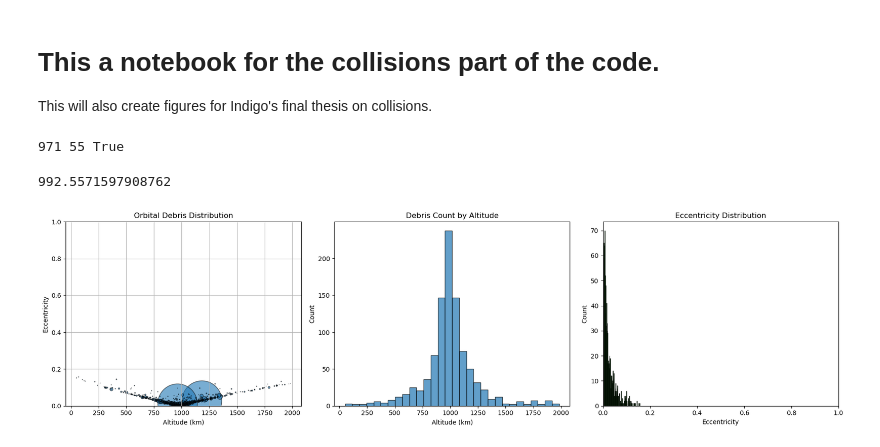
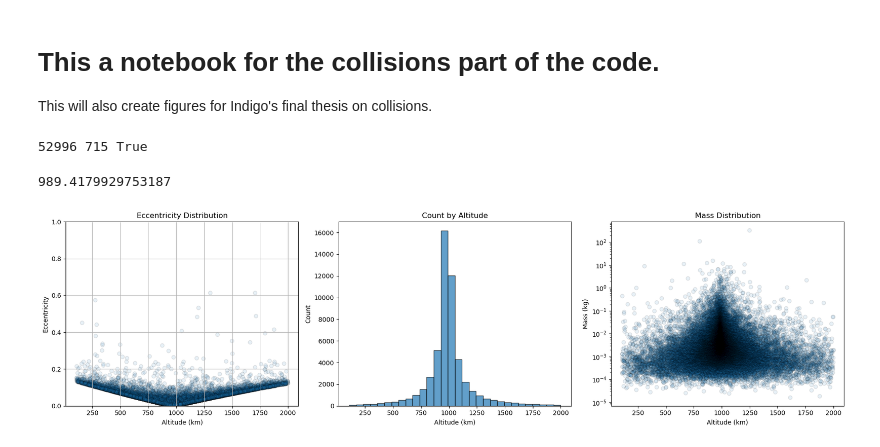
Before and after one commit to isabellavesely/pyssem, a Jupyter notebook: pyssem/utils/notebooks/Collisions.ipynb, the cells around one changed output. Drawn from its saved outputs; the diff is of its cells as text; code cells hidden in the pictures.

```diff
--- a/pyssem/utils/notebooks/Collisions.ipynb
+++ b/pyssem/utils/notebooks/Collisions.ipynb
@@ -82,13 +82,13 @@ p1_in[1], p2_in[1] = r1, r2
 # p1_in[2], p1_in[3], p1_in[4] = x, y, z
 # p2_in[2], p2_in[3], p2_in[4] = x, y, z
 
-LB = 0.1
+LB = 0.01 # Lower boundary cut off for fragment size
 
-debris1, debris2, isCatastrophic = frag_col_SBM_vec_lc2(0, p1_in, p2_in, param, LB)
+debris1, debris2, isCatastrophic = frag_col_SBM_vec_lc2(0, p1_in, p2_in, param, LB, minimum_altitude=100+6378)
 # %%
 print(len(debris1), len(debris2), isCatastrophic)
 # %% [output]
-971 55 True
+52996 715 True
 # %%
 frag_a = []
 frag_e = []
@@ -106,36 +106,39 @@ for debris in debris1:
 # %%
 np.mean(frag_a)
 # %% [output]
-992.5571597908762
+989.4179929753187
 # %%
 import matplotlib.pyplot as plt
 import numpy as np
 
 # Create figure with subplots
 fig, axes = plt.subplots(1, 3, figsize=(18, 5))
 
 # Scatter plot: Semi-major axis vs Eccentricity, size represents mass
-axes[0].scatter(frag_a, frag_e, s=np.array(frag_mass) * 10, alpha=0.6, edgecolors="k")
+axes[0].scatter(frag_a, frag_e, alpha=0.1, edgecolors="k")
 axes[0].set_xlabel("Altitude (km)")
 axes[0].set_ylabel("Eccentricity")
-axes[0].set_title("Orbital Debris Distribution")
+axes[0].set_title("Eccentricity Distribution")
 axes[0].set_ylim(0,1)
 axes[0].grid(True)
 
 # Histogram: Count of debris by semi-major axis
 axes[1].hist(frag_a, bins=30, edgecolor="black", alpha=0.7)
 axes[1].set_xlabel("Altitude (km)")
 axes[1].set_ylabel("Count")
-axes[1].set_title("Debris Count by Altitude")
+axes[1].set_title("Count by Altitude")
 
 # Histogram: Eccentricity distribution
-axes[2].hist(frag_e, bins=100, edgecolor="black", alpha=0.7, color="green")
-axes[2].set_xlim(0, 1)
-axes[2].set_xlabel("Eccentricity")
-axes[2].set_ylabel("Count")
-axes[2].set_title("Eccentricity Distribution")
+# axes[2].hist(frag_mass, bins=1, edgecolor="black", alpha=0.7, color="green")
+# Scatter Mass vs Altitude
+axes[2].scatter( frag_a, frag_mass, alpha=0.1, edgecolors="k")
+# axes[2].hist(frag_mass, bins=30, edgecolor="black", alpha=0.7, color="green")
+axes[2].set_yscale("log")
+axes[2].set_xlabel("Altitude (km)")
+axes[2].set_ylabel("Mass (kg)")
+axes[2].set_title("Mass Distribution")
 
 plt.tight_layout()
 plt.show()
 # %% [output]
-[figure, old version]
+[figure, new version]
```
Also changed, not shown: parts of 6 cells of this notebook, 12 other files.
